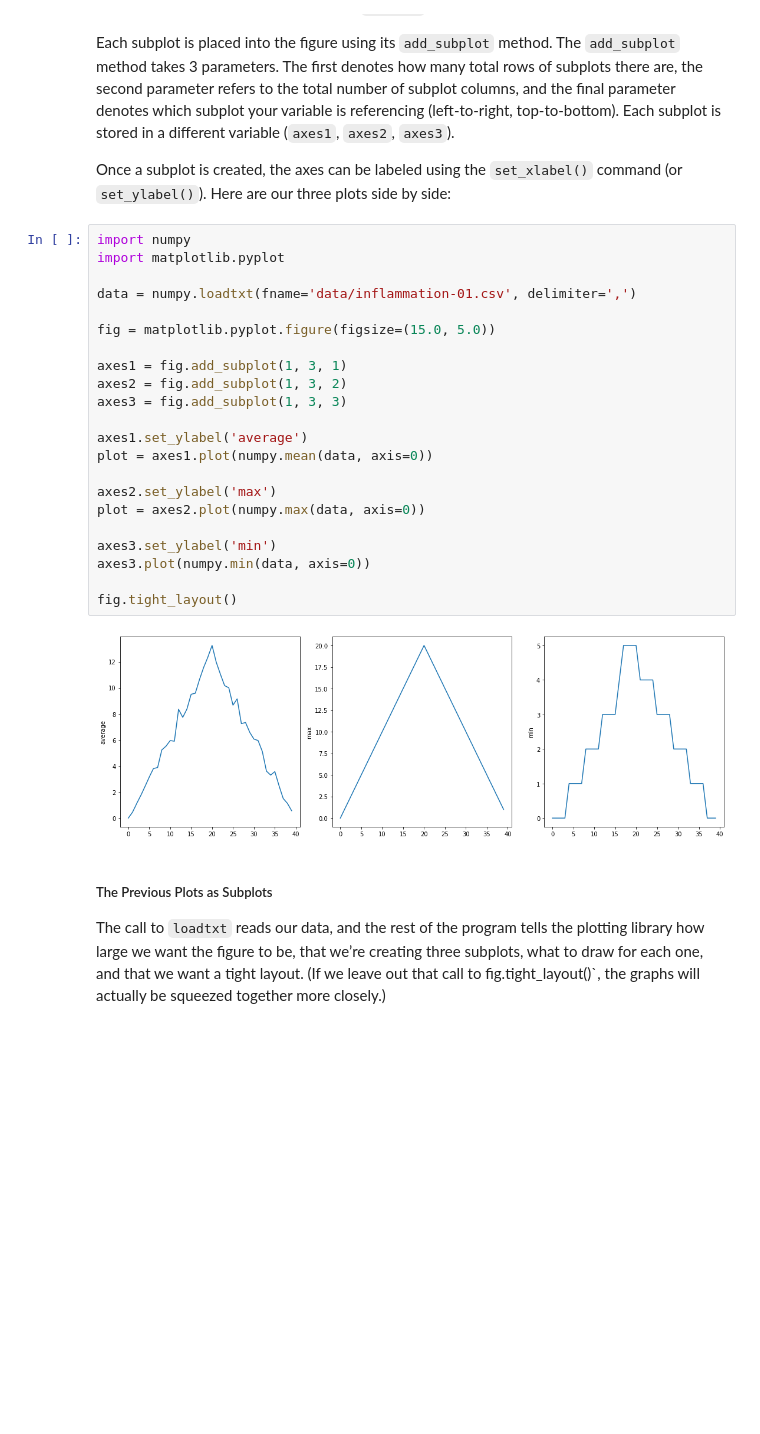
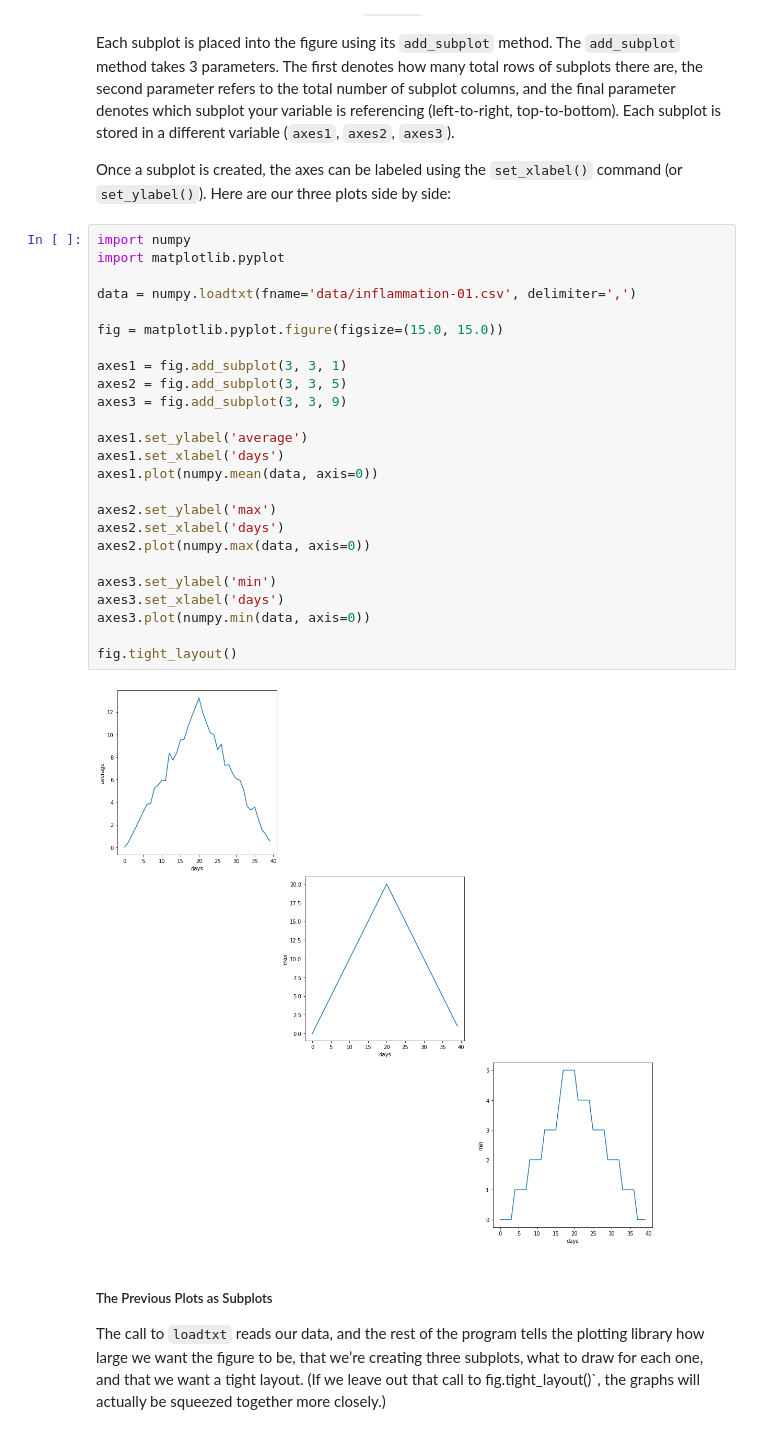
Before and after one commit to Jgazi/2019-07-24-intro-to-python-workshop, a Jupyter notebook: lessons/python/ep1-introduction.ipynb, the cells around one changed output. Cells and saved outputs as stored; diff of their text form; blank space fills up the shorter version.

```diff
--- a/lessons/python/ep1-introduction.ipynb
+++ b/lessons/python/ep1-introduction.ipynb
@@ -725,27 +725,30 @@ Once a subplot is created, the axes can be labeled using the `set_xlabel()` comm
 # %%
 import numpy
 import matplotlib.pyplot
 
 data = numpy.loadtxt(fname='data/inflammation-01.csv', delimiter=',')
 
-fig = matplotlib.pyplot.figure(figsize=(15.0, 5.0))
+fig = matplotlib.pyplot.figure(figsize=(15.0, 15.0))
 
-axes1 = fig.add_subplot(1, 3, 1)
-axes2 = fig.add_subplot(1, 3, 2)
-axes3 = fig.add_subplot(1, 3, 3)
+axes1 = fig.add_subplot(3, 3, 1)
+axes2 = fig.add_subplot(3, 3, 5)
+axes3 = fig.add_subplot(3, 3, 9)
 
 axes1.set_ylabel('average')
-plot = axes1.plot(numpy.mean(data, axis=0))
+axes1.set_xlabel('days')
+axes1.plot(numpy.mean(data, axis=0))
 
 axes2.set_ylabel('max')
-plot = axes2.plot(numpy.max(data, axis=0))
+axes2.set_xlabel('days')
+axes2.plot(numpy.max(data, axis=0))
 
 axes3.set_ylabel('min')
+axes3.set_xlabel('days')
 axes3.plot(numpy.min(data, axis=0))
 
 fig.tight_layout()
 # %% [output]
-[figure, old version]
+[figure, new version]
 # %% [markdown]
 ##### The Previous Plots as Subplots
 
```
Also changed, not shown: parts of 4 cells of this notebook.
